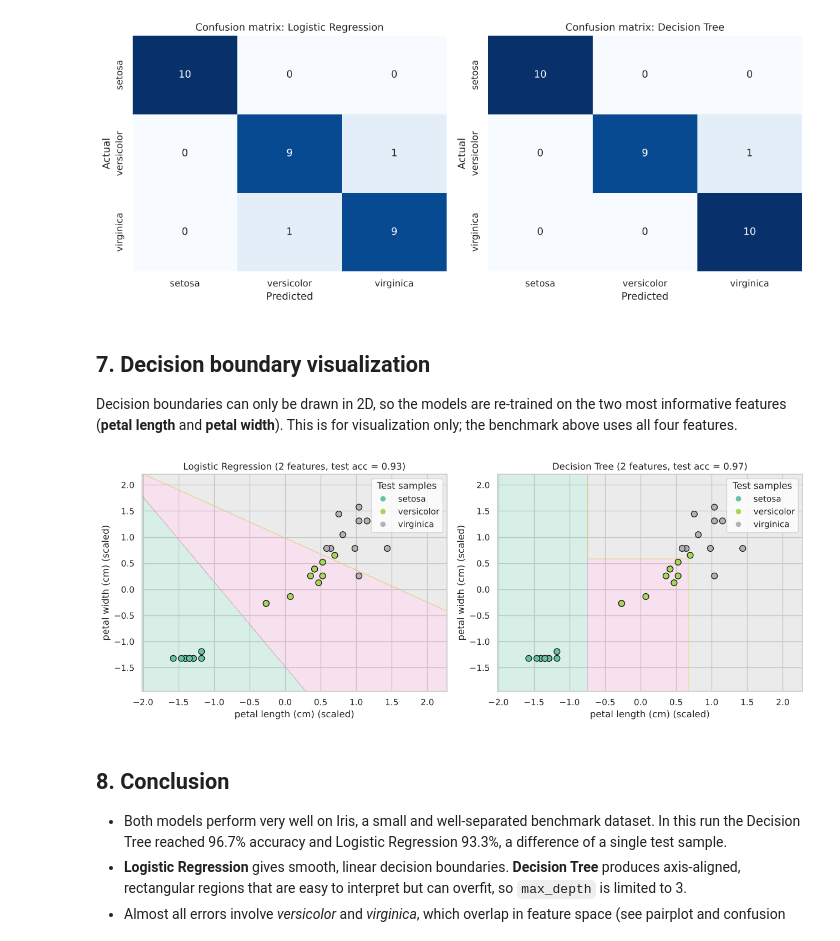
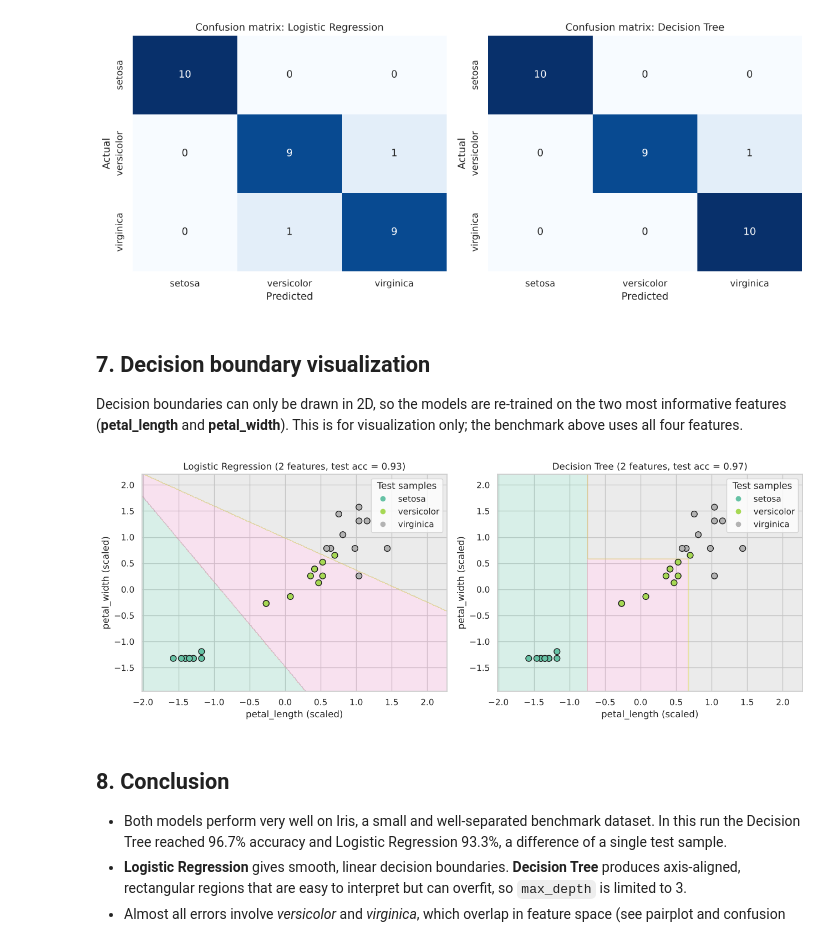
Before and after one commit to marcelle237-alpha/Datheon_Machine_Learning_-_Data_Science_Internship, a Jupyter notebook: task-1-iris-wine-classification/notebooks/01_classification_pipeline.ipynb, the cells around one changed output. Cells and saved outputs as stored; diff of their text form; code cells hidden in the pictures.

```diff
--- a/task-1-iris-wine-classification/notebooks/01_classification_pipeline.ipynb
+++ b/task-1-iris-wine-classification/notebooks/01_classification_pipeline.ipynb
@@ -36,12 +36,14 @@ The data is read from `data/iris.csv` in this repository.
 # %%
 from pathlib import Path
 
-DATA_PATH = Path("../data/iris.csv")
+DATA_PATH = Path("data/iris.csv")
 
 df = pd.read_csv(DATA_PATH)
 
-feature_cols = [c for c in df.columns if c not in ("target", "species")]
-class_names = list(df.sort_values("target")["species"].unique())
+# numeric class label derived from the species name (alphabetical order)
+class_names = sorted(df["species"].unique())
+df["target"] = df["species"].map({name: i for i, name in enumerate(class_names)})
+feature_cols = [c for c in df.columns if c not in ("species", "target")]
 
 print("Shape:", df.shape)
 display(df.head())
@@ -194,39 +171,39 @@ plt.show()
 # %% [markdown]
 ## 7. Decision boundary visualization
 
-Decision boundaries can only be drawn in 2D, so the models are re-trained on the two most informative features (**petal length** and **petal width**). This is for visualization only; the benchmark above uses all four features.
+Decision boundaries can only be drawn in 2D, so the models are re-trained on the two most informative features (**petal_length** and **petal_width**). This is for visualization only; the benchmark above uses all four features.
 # %%
-two_feats = ["petal length (cm)", "petal width (cm)"]
+two_feats = ["petal_length", "petal_width"]
 X2_train, X2_test = X_train[two_feats], X_test[two_feats]
 
 scaler2 = StandardScaler()
 X2_train_s = scaler2.fit_transform(X2_train)
 X2_test_s = scaler2.transform(X2_test)
 
 x_min, x_max = X2_train_s[:, 0].min() - 0.5, X2_train_s[:, 0].max() + 0.5
 y_min, y_max = X2_train_s[:, 1].min() - 0.5, X2_train_s[:, 1].max() + 0.5
 xx, yy = np.meshgrid(np.linspace(x_min, x_max, 300), np.linspace(y_min, y_max, 300))
 grid = np.c_[xx.ravel(), yy.ravel()]
 
 fig, axes = plt.subplots(1, 2, figsize=(13, 5))
 for ax, (name, model) in zip(axes, {
     "Logistic Regression": LogisticRegression(max_iter=1000, random_state=RANDOM_STATE),
     "Decision Tree": DecisionTreeClassifier(max_depth=3, random_state=RANDOM_STATE),
 }.items()):
     model.fit(X2_train_s, y_train)
     Z = model.predict(grid).reshape(xx.shape)
     ax.contourf(xx, yy, Z, alpha=0.25, cmap="Set2")
     scatter = ax.scatter(X2_test_s[:, 0], X2_test_s[:, 1], c=y_test,
                          cmap="Set2", edgecolor="k", s=60)
     acc = accuracy_score(y_test, model.predict(X2_test_s))
     ax.set_title(f"{name} (2 features, test acc = {acc:.2f})")
     ax.set_xlabel(two_feats[0] + " (scaled)")
     ax.set_ylabel(two_feats[1] + " (scaled)")
     ax.legend(handles=scatter.legend_elements()[0], labels=list(class_names), title="Test samples")
 plt.tight_layout()
 plt.show()
 # %% [output]
-[figure, old version]
+[figure, new version]
 # %% [markdown]
 ## 8. Conclusion
 
```
Also changed, not shown: parts of 3 cells of this notebook, 14 other files.
